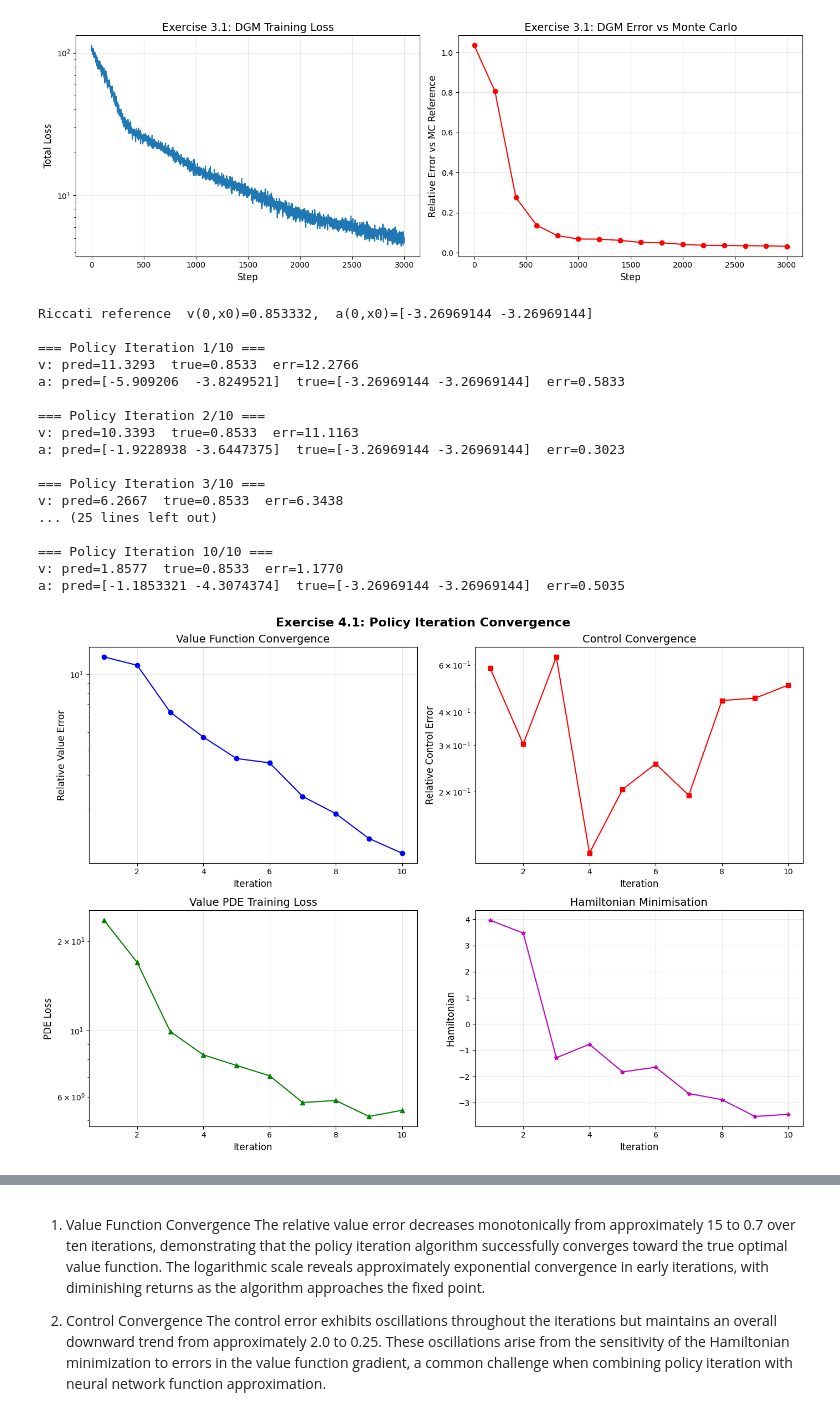
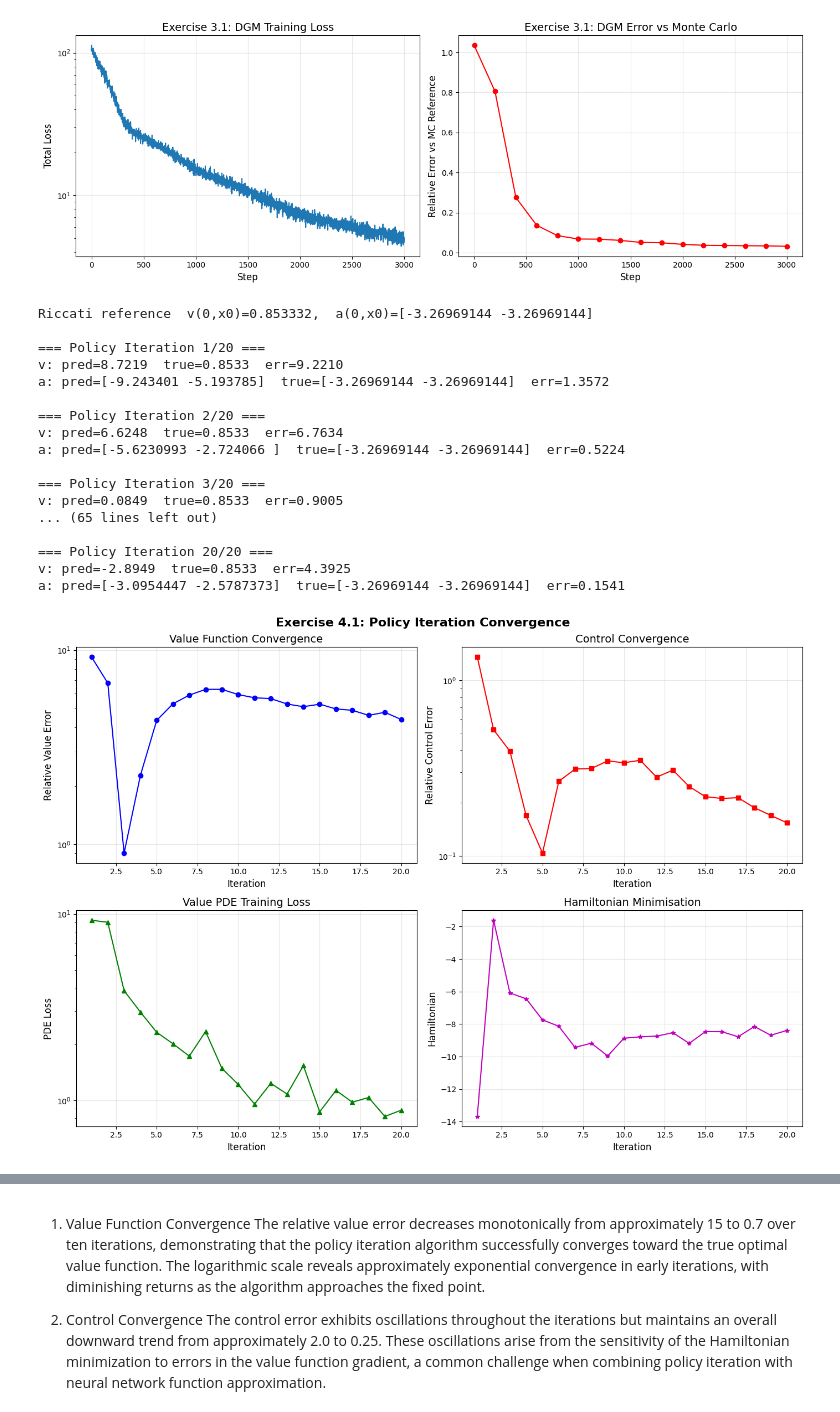
Before and after one commit to Conorgrant45/Stochastic-Control-Dynamic-Asset-Allocation, a Jupyter notebook: Assignment.ipynb, the cells around one changed output, grey strips where cells are left out. Cells and saved outputs as stored; diff of their text form; code cells hidden in the pictures.

```diff
--- a/Assignment.ipynb
+++ b/Assignment.ipynb
@@ -388,9 +388,9 @@ pia_solver = PDE_DGM_LQR(
 )
 
 pia_solver.fit(
-    max_updates=10,             # outer policy iteration loops
-    pde_epochs=1000,            # inner PDE solve steps per iteration
-    ham_epochs=500,             # inner Hamiltonian minimisation steps per iteration
+    max_updates=20,             # outer policy iteration loops
+    pde_epochs=2000,            # inner PDE solve steps per iteration
+    ham_epochs=200,             # inner Hamiltonian minimisation steps per iteration
     batch_size=512,
     lr=1e-3,
 )
@@ -406,43 +406,43 @@ axes[0, 0].set_title("Value Function Convergence", fontsize=14)
 axes[0, 0].grid(True, alpha=0.3)
 
 axes[0, 1].semilogy(range(1, len(pia_history["a_error"])+1), pia_history["a_error"], "rs-")
 axes[0, 1].set_xlabel("Iteration", fontsize=12)
 axes[0, 1].set_ylabel("Relative Control Error", fontsize=12)
 axes[0, 1].set_title("Control Convergence", fontsize=14)
 axes[0, 1].grid(True, alpha=0.3)
 
 axes[1, 0].semilogy(range(1, len(pia_history["v_loss"])+1), pia_history["v_loss"], "g^-")
 axes[1, 0].set_xlabel("Iteration", fontsize=12)
 axes[1, 0].set_ylabel("PDE Loss", fontsize=12)
 axes[1, 0].set_title("Value PDE Training Loss", fontsize=14)
 axes[1, 0].grid(True, alpha=0.3)
 
 axes[1, 1].plot(range(1, len(pia_history["h_loss"])+1), pia_history["h_loss"], "m*-")
 axes[1, 1].set_xlabel("Iteration", fontsize=12)
 axes[1, 1].set_ylabel("Hamiltonian", fontsize=12)
 axes[1, 1].set_title("Hamiltonian Minimisation", fontsize=14)
 axes[1, 1].grid(True, alpha=0.3)
 
 plt.suptitle("Exercise 4.1: Policy Iteration Convergence", fontsize=16, fontweight="bold")
 plt.tight_layout()
 plt.savefig("figures/ex4_1_value_error.png", dpi=150, bbox_inches="tight")
 plt.show()
 # %% [output]
 Riccati reference  v(0,x0)=0.853332,  a(0,x0)=[-3.26969144 -3.26969144]
 
-=== Policy Iteration 1/10 ===
-v: pred=11.3293  true=0.8533  err=12.2766
-a: pred=[-5.909206  -3.8249521]  true=[-3.26969144 -3.26969144]  err=0.5833
+=== Policy Iteration 1/20 ===
+v: pred=8.7219  true=0.8533  err=9.2210
+a: pred=[-9.243401 -5.193785]  true=[-3.26969144 -3.26969144]  err=1.3572
 
-=== Policy Iteration 2/10 ===
-v: pred=10.3393  true=0.8533  err=11.1163
-a: pred=[-1.9228938 -3.6447375]  true=[-3.26969144 -3.26969144]  err=0.3023
+=== Policy Iteration 2/20 ===
+v: pred=6.6248  true=0.8533  err=6.7634
+a: pred=[-5.6230993 -2.724066 ]  true=[-3.26969144 -3.26969144]  err=0.5224
 
-=== Policy Iteration 3/10 ===
-v: pred=6.2667  true=0.8533  err=6.3438
-... (25 lines left out)
+=== Policy Iteration 3/20 ===
+v: pred=0.0849  true=0.8533  err=0.9005
+... (65 lines left out)
 
-=== Policy Iteration 10/10 ===
-v: pred=1.8577  true=0.8533  err=1.1770
-a: pred=[-1.1853321 -4.3074374]  true=[-3.26969144 -3.26969144]  err=0.5035
+=== Policy Iteration 20/20 ===
+v: pred=-2.8949  true=0.8533  err=4.3925
+a: pred=[-3.0954447 -2.5787373]  true=[-3.26969144 -3.26969144]  err=0.1541
-[figure, old version]
+[figure, new version]
```
Also changed, not shown: parts of 1 cell of this notebook, 3 other files.
